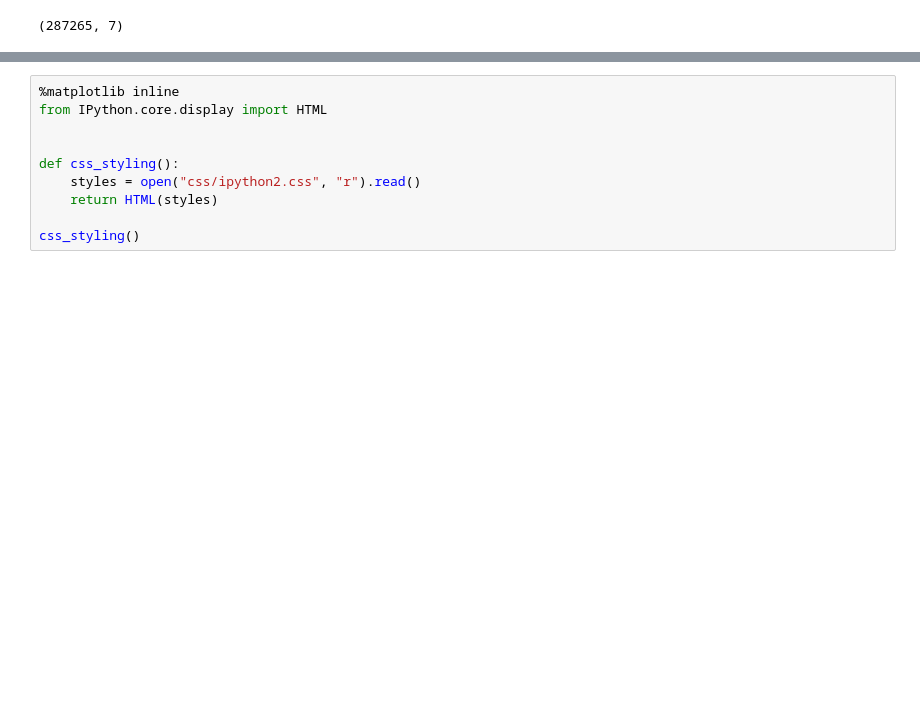
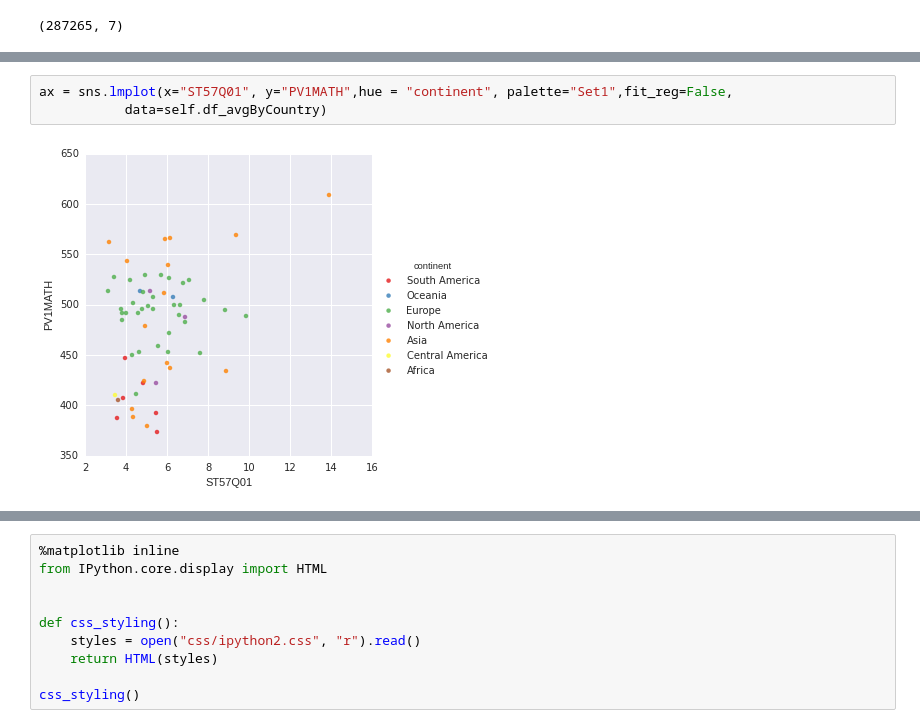
Before and after one commit to ucaiado/DATAVIS_UDACITY, a Jupyter notebook: report_aux.ipynb, the cells around one changed output, grey strips where cells are left out. Drawn from its saved outputs; the diff is of its cells as text; blank space fills up the shorter version.

```diff
--- a/report_aux.ipynb
+++ b/report_aux.ipynb
@@ -884,0 +922,5 @@ df2.shape
+# %%
+ax = sns.lmplot(x="ST57Q01", y="PV1MATH",hue = "continent", palette="Set1",fit_reg=False,
+           data=self.df_avgByCountry)
+# %% [output]
+[figure, added]
```
Also changed, not shown: parts of 13 cells of this notebook, 3 other files.
